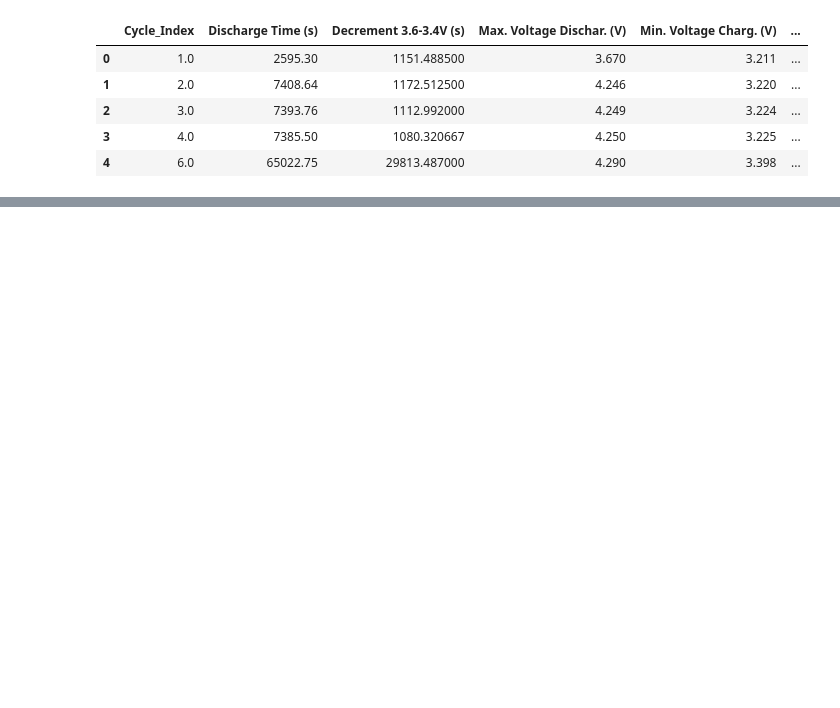
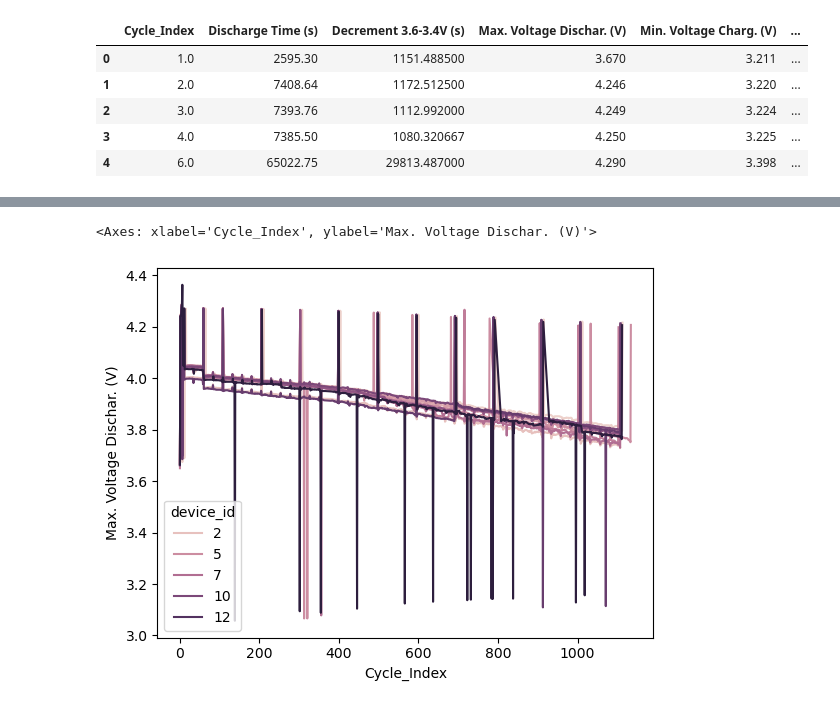
Before and after one commit to torsjonas/battery_remaining_useful_life_prediction, a Jupyter notebook: battery-remaining-useful-life-rul.ipynb, the cells around one changed output, grey strips where cells are left out. Drawn from its saved outputs; the diff is of its cells as text; code cells hidden in the pictures; blank space fills up the shorter version.

```diff
--- a/battery-remaining-useful-life-rul.ipynb
+++ b/battery-remaining-useful-life-rul.ipynb
@@ -38,0 +84,6 @@ test = df[df['device_id'].isin(test_devices)]
+# %%
+# A spiky negative trend here, looks useful
+sns.lineplot(x=train['Cycle_Index'], y=train['Max. Voltage Dischar. (V)'], hue=train['device_id'])
+# %% [output]
+<Axes: xlabel='Cycle_Index', ylabel='Max. Voltage Dischar. (V)'>
+[figure, added]
```
Also changed, not shown: parts of 38 cells of this notebook.
